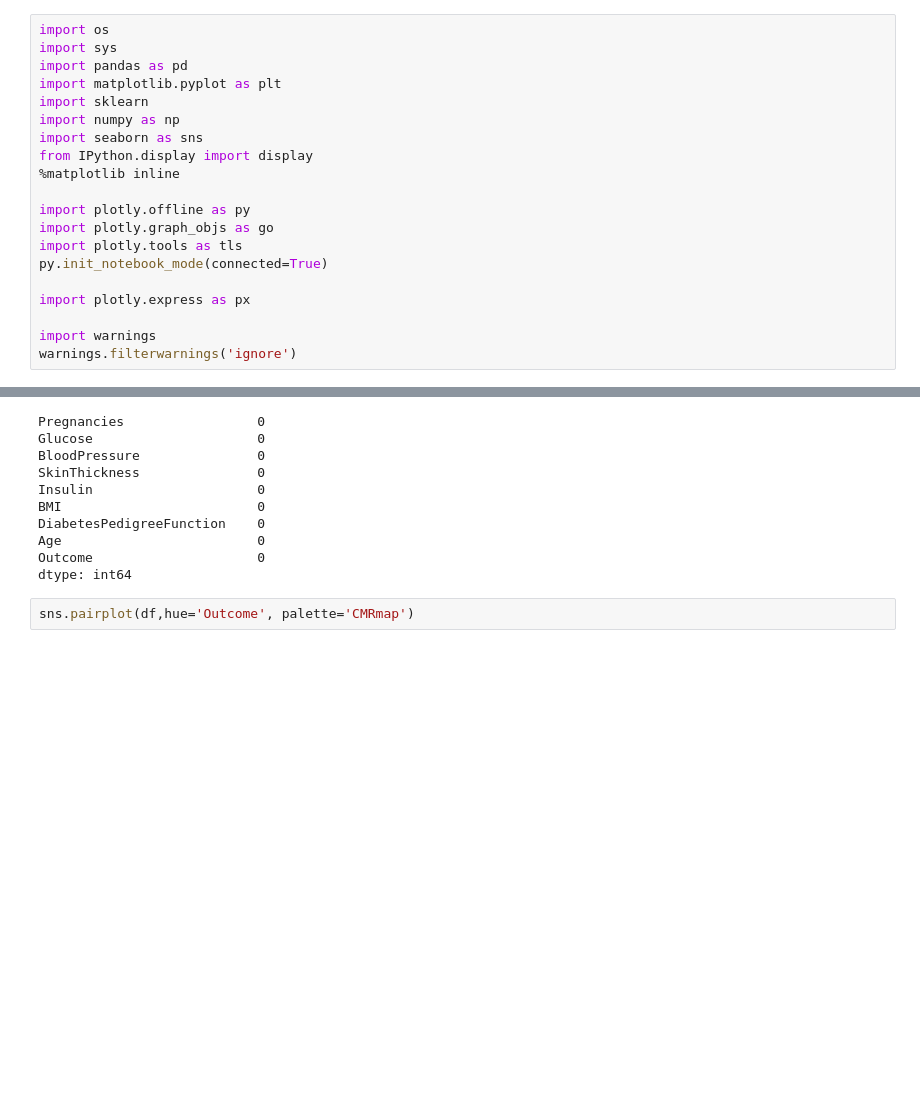
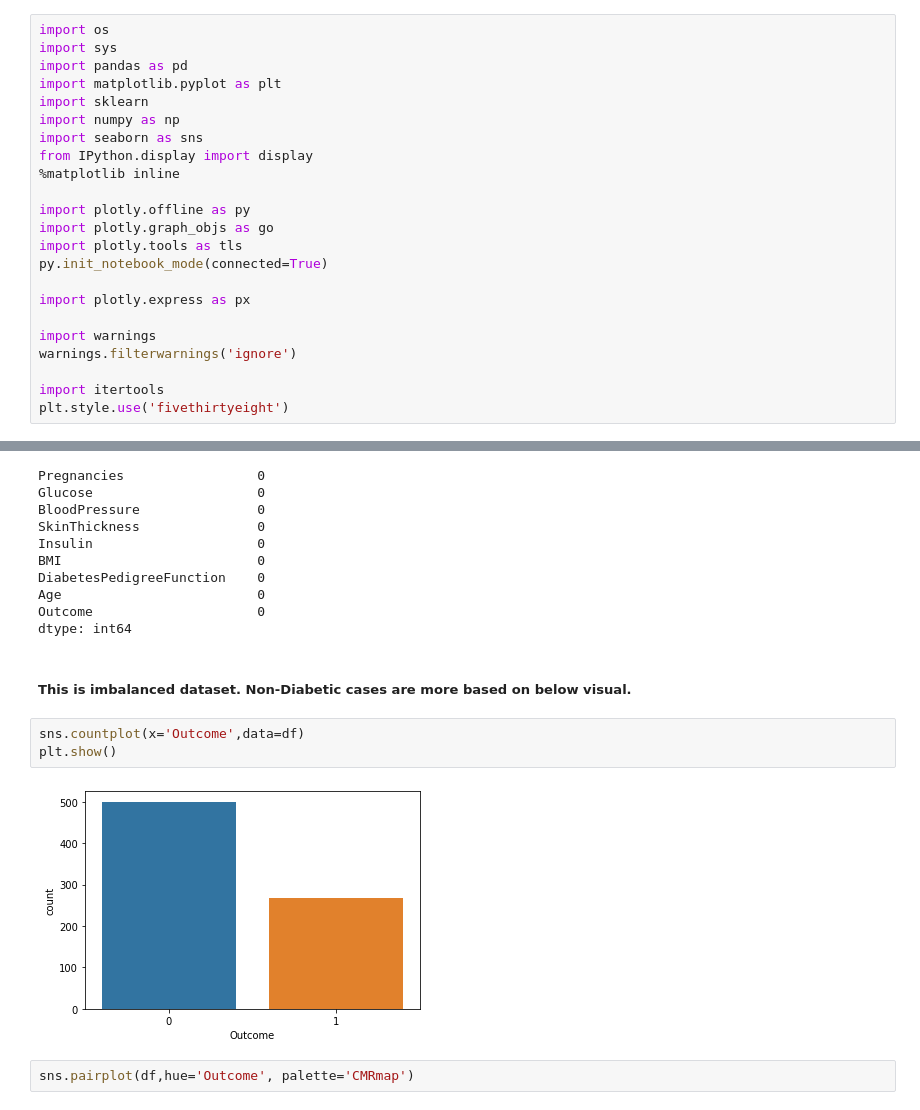
Before and after one commit to DineshAnalyticsandAI/Diabetes-Detection, a Jupyter notebook: Diabetes_Detection.ipynb, the cells around one changed output, grey strips where cells are left out. Saved outputs shown, nothing was run; the diff lists cells and outputs as text; blank space fills up the shorter version.

```diff
--- a/Diabetes_Detection.ipynb
+++ b/Diabetes_Detection.ipynb
@@ -69,6 +69,9 @@ import plotly.express as px
 
 import warnings
 warnings.filterwarnings('ignore')
+
+import itertools
+plt.style.use('fivethirtyeight')
 # %%
 # Always good to set a seed for reproducibility
 SEED = 7
@@ -140,6 +145,13 @@ DiabetesPedigreeFunction    0
 Age                         0
 Outcome                     0
 dtype: int64
+# %% [markdown]
+##### This is imbalanced dataset.  Non-Diabetic cases are more based on below visual.
+# %%
+sns.countplot(x='Outcome',data=df)
+plt.show()
+# %% [output]
+[figure, added]
 # %%
 sns.pairplot(df,hue='Outcome', palette='CMRmap')
 # %% [output]
```
Also changed, not shown: parts of 11 cells of this notebook.
